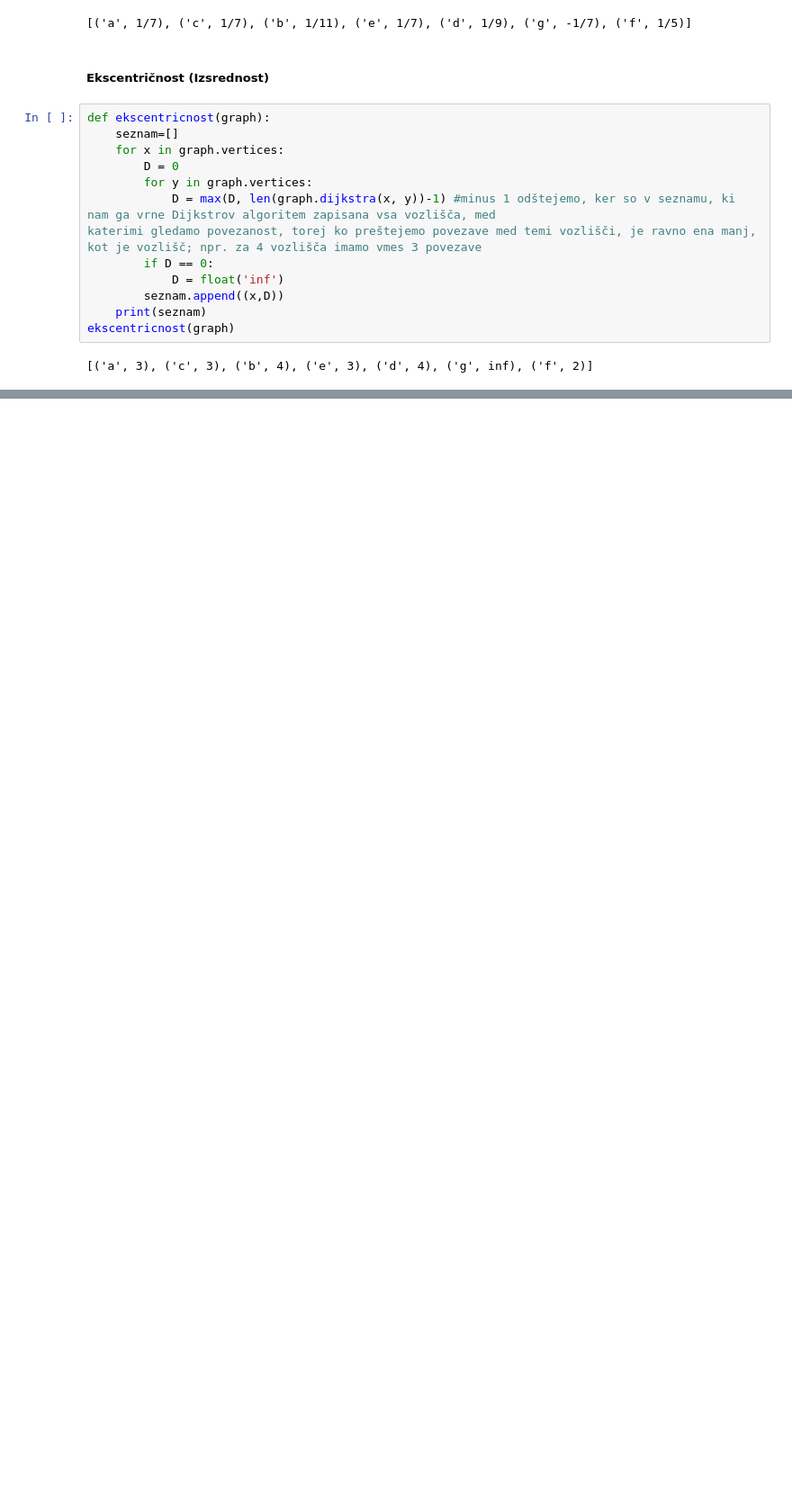
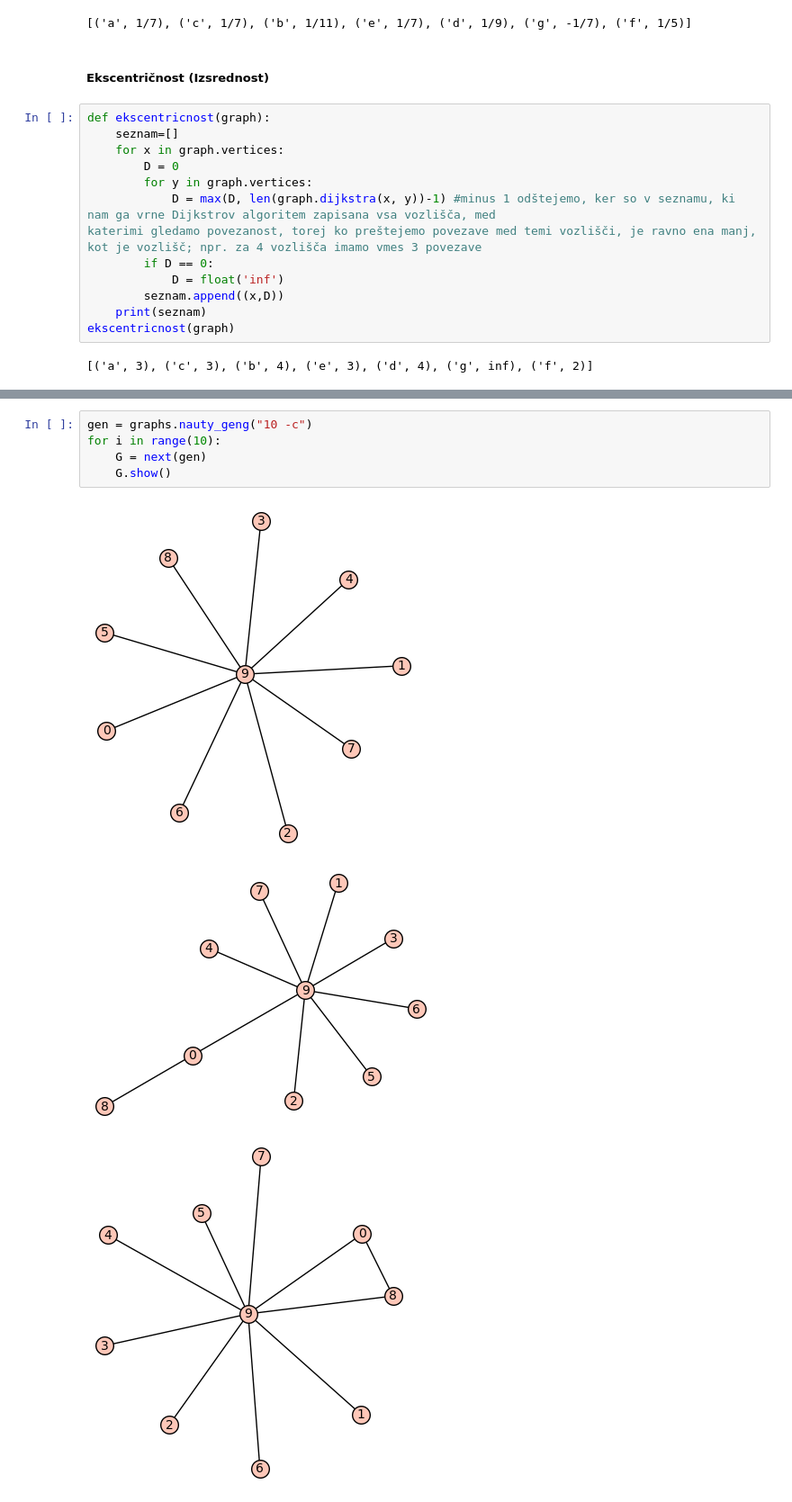
Before and after one commit to nejclu/Eccentricity-Closeness-BetweennessCentrality, a Jupyter notebook: projekt.ipynb, the cells around one changed output, grey strips where cells are left out. Shown at 90% size. Drawn from its saved outputs; the diff is of its cells as text; blank space fills up the shorter version.

```diff
--- a/projekt.ipynb
+++ b/projekt.ipynb
@@ -205,0 +290,9 @@ ekscentricnost(graph)
+# %%
+gen = graphs.nauty_geng("10 -c")
+for i in range(10):
+    G = next(gen)
+    G.show()
+# %% [output]
+[figure, added]
+[figure, added]
+[figure, added]
```
Also changed, not shown: parts of 10 cells of this notebook.
